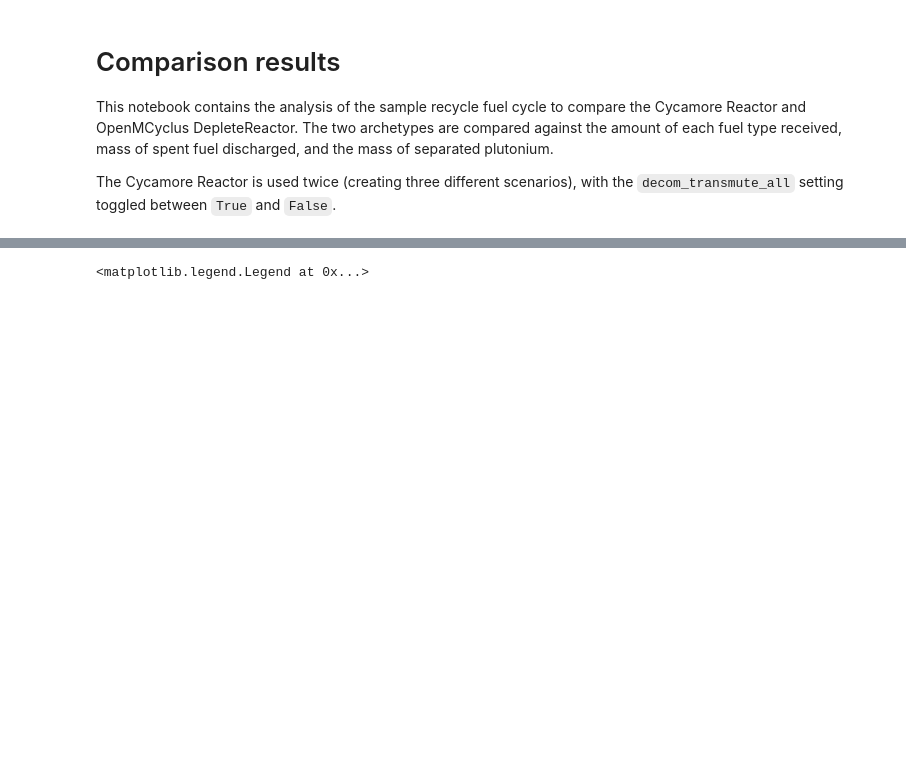
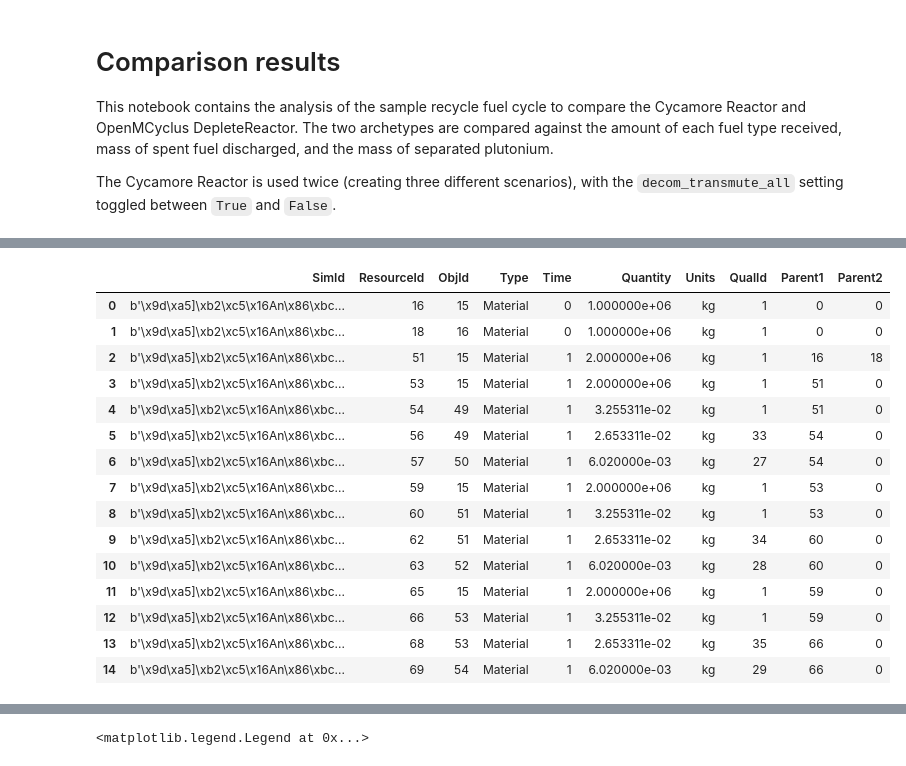
Before and after one commit to arfc/openmcyclus, a Jupyter notebook: comparison/Comparison-results.ipynb, the cells around one changed output, grey strips where cells are left out. Saved outputs shown, nothing was run; the diff lists cells and outputs as text; code cells hidden in the pictures; blank space fills up the shorter version.

```diff
--- a/comparison/Comparison-results.ipynb
+++ b/comparison/Comparison-results.ipynb
@@ -41,0 +64,24 @@ for key in files:#['cycamore','cycamore_decom_transmute_all']:
+# %%
+transactions = oup.get_table_from_output(files['openmcyclus_recycle'], 'Transactions')
+resources = oup.get_table_from_output(files['openmcyclus_recycle'], 'Resources')
+# %%
+resources = resources.rename(columns={"TimeCreated":"Time"})
+# %%
+resources[:15]
+# %% [output]
+|  | SimId | ResourceId | ObjId | Type | Time | Quantity | Units | QualId | Parent1 | Parent2 |
+| 0 | b'\x9d\xa5]\xb2\xc5\x16An\x86\xbc... | 16 | 15 | Material | 0 | 1.000000e+06 | kg | 1 | 0 | 0 |
+| 1 | b'\x9d\xa5]\xb2\xc5\x16An\x86\xbc... | 18 | 16 | Material | 0 | 1.000000e+06 | kg | 1 | 0 | 0 |
+| 2 | b'\x9d\xa5]\xb2\xc5\x16An\x86\xbc... | 51 | 15 | Material | 1 | 2.000000e+06 | kg | 1 | 16 | 18 |
+| 3 | b'\x9d\xa5]\xb2\xc5\x16An\x86\xbc... | 53 | 15 | Material | 1 | 2.000000e+06 | kg | 1 | 51 | 0 |
+| 4 | b'\x9d\xa5]\xb2\xc5\x16An\x86\xbc... | 54 | 49 | Material | 1 | 3.255311e-02 | kg | 1 | 51 | 0 |
+| 5 | b'\x9d\xa5]\xb2\xc5\x16An\x86\xbc... | 56 | 49 | Material | 1 | 2.653311e-02 | kg | 33 | 54 | 0 |
+| 6 | b'\x9d\xa5]\xb2\xc5\x16An\x86\xbc... | 57 | 50 | Material | 1 | 6.020000e-03 | kg | 27 | 54 | 0 |
+| 7 | b'\x9d\xa5]\xb2\xc5\x16An\x86\xbc... | 59 | 15 | Material | 1 | 2.000000e+06 | kg | 1 | 53 | 0 |
+| 8 | b'\x9d\xa5]\xb2\xc5\x16An\x86\xbc... | 60 | 51 | Material | 1 | 3.255311e-02 | kg | 1 | 53 | 0 |
+| 9 | b'\x9d\xa5]\xb2\xc5\x16An\x86\xbc... | 62 | 51 | Material | 1 | 2.653311e-02 | kg | 34 | 60 | 0 |
+| 10 | b'\x9d\xa5]\xb2\xc5\x16An\x86\xbc... | 63 | 52 | Material | 1 | 6.020000e-03 | kg | 28 | 60 | 0 |
+| 11 | b'\x9d\xa5]\xb2\xc5\x16An\x86\xbc... | 65 | 15 | Material | 1 | 2.000000e+06 | kg | 1 | 59 | 0 |
+| 12 | b'\x9d\xa5]\xb2\xc5\x16An\x86\xbc... | 66 | 53 | Material | 1 | 3.255311e-02 | kg | 1 | 59 | 0 |
+| 13 | b'\x9d\xa5]\xb2\xc5\x16An\x86\xbc... | 68 | 53 | Material | 1 | 2.653311e-02 | kg | 35 | 66 | 0 |
+| 14 | b'\x9d\xa5]\xb2\xc5\x16An\x86\xbc... | 69 | 54 | Material | 1 | 6.020000e-03 | kg | 29 | 66 | 0 |
```
Also changed, not shown: parts of 16 cells of this notebook, 2 other files.
